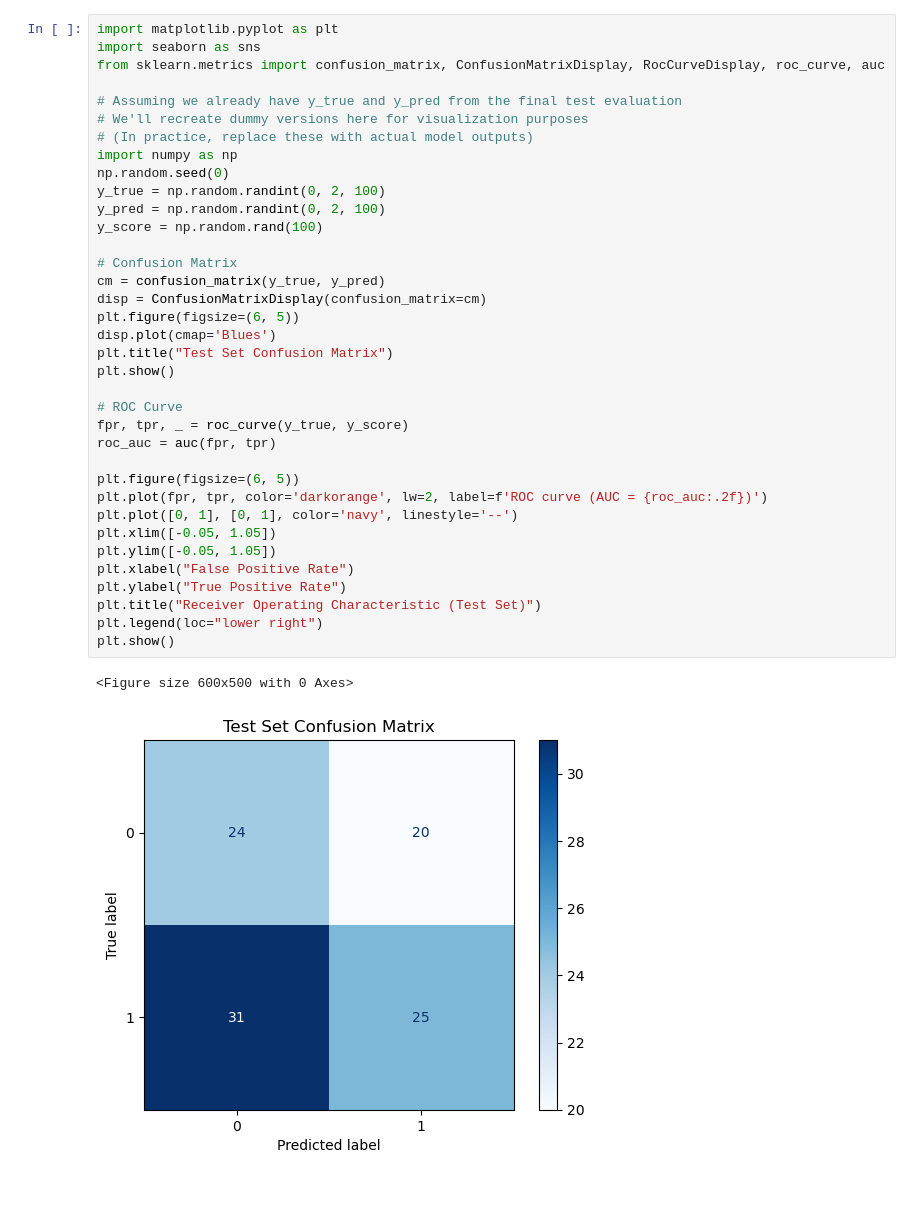
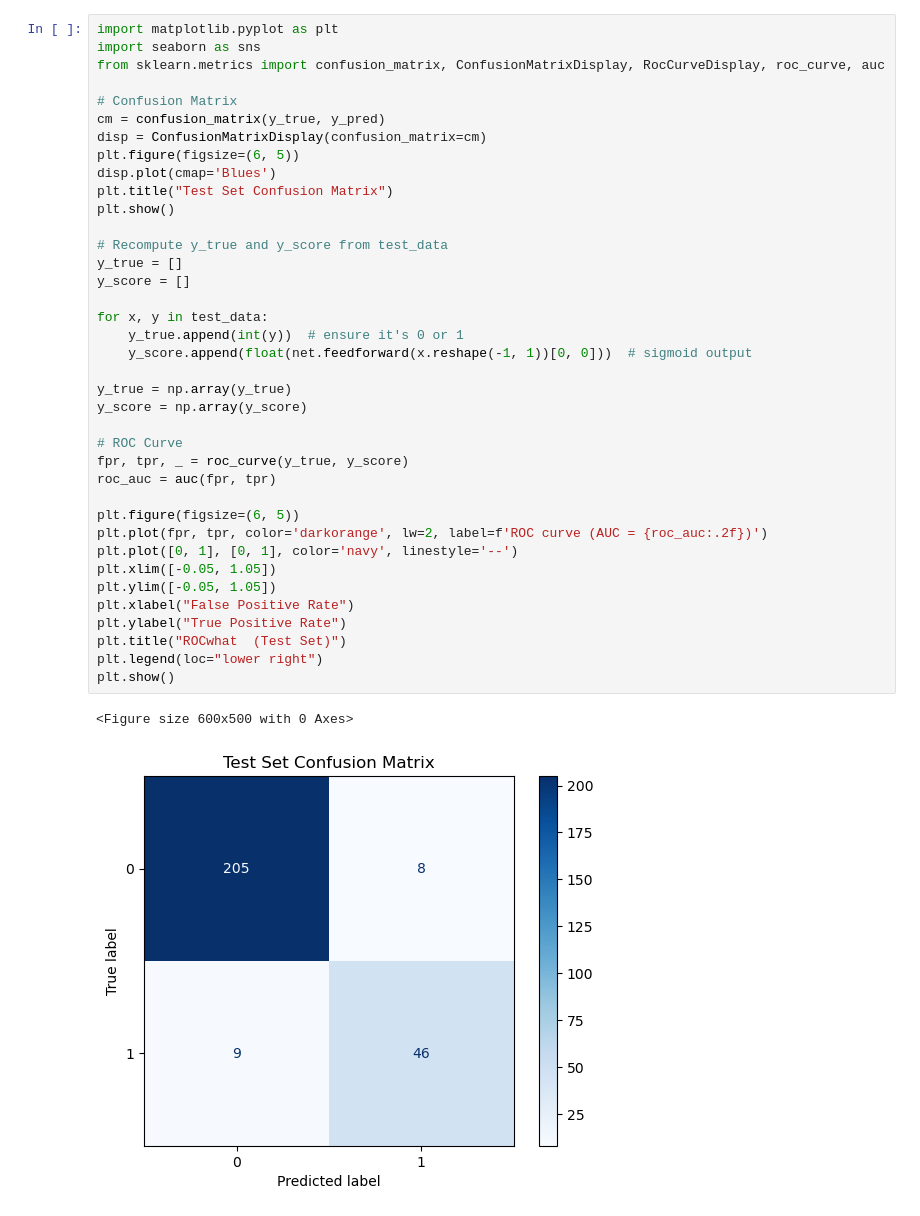
Before and after one commit to radhanikapoor/CMOR-438-S25, a Jupyter notebook: Supervised_Learning_Algorithms/Neural_Networks.ipynb, the cells around one changed output. Saved outputs shown, nothing was run; the diff lists cells and outputs as text.

Commit message:
explaination for neural network and random forest

```diff
--- a/Supervised_Learning_Algorithms/Neural_Networks.ipynb
+++ b/Supervised_Learning_Algorithms/Neural_Networks.ipynb
@@ -376,39 +588,41 @@ Confusion Matrix:
 # %%
 import matplotlib.pyplot as plt
 import seaborn as sns
 from sklearn.metrics import confusion_matrix, ConfusionMatrixDisplay, RocCurveDisplay, roc_curve, auc
-
-# Assuming we already have y_true and y_pred from the final test evaluation
-# We'll recreate dummy versions here for visualization purposes
-# (In practice, replace these with actual model outputs)
-import numpy as np
-np.random.seed(0)
-y_true = np.random.randint(0, 2, 100)
-y_pred = np.random.randint(0, 2, 100)
-y_score = np.random.rand(100)
 
 # Confusion Matrix
 cm = confusion_matrix(y_true, y_pred)
 disp = ConfusionMatrixDisplay(confusion_matrix=cm)
 plt.figure(figsize=(6, 5))
 disp.plot(cmap='Blues')
 plt.title("Test Set Confusion Matrix")
 plt.show()
+
+# Recompute y_true and y_score from test_data
+y_true = []
+y_score = []
+
+for x, y in test_data:
+    y_true.append(int(y))  # ensure it's 0 or 1
+    y_score.append(float(net.feedforward(x.reshape(-1, 1))[0, 0]))  # sigmoid output
+
+y_true = np.array(y_true)
+y_score = np.array(y_score)
 
 # ROC Curve
 fpr, tpr, _ = roc_curve(y_true, y_score)
 roc_auc = auc(fpr, tpr)
 
 plt.figure(figsize=(6, 5))
 plt.plot(fpr, tpr, color='darkorange', lw=2, label=f'ROC curve (AUC = {roc_auc:.2f})')
 plt.plot([0, 1], [0, 1], color='navy', linestyle='--')
 plt.xlim([-0.05, 1.05])
 plt.ylim([-0.05, 1.05])
 plt.xlabel("False Positive Rate")
 plt.ylabel("True Positive Rate")
-plt.title("Receiver Operating Characteristic (Test Set)")
+plt.title("ROCwhat  (Test Set)")
 plt.legend(loc="lower right")
 plt.show()
 # %% [output]
 <Figure size 600x500 with 0 Axes>
-[figure, old version]
+[figure, new version]
```
Also changed, not shown: parts of 24 cells of this notebook, 1 other file.
